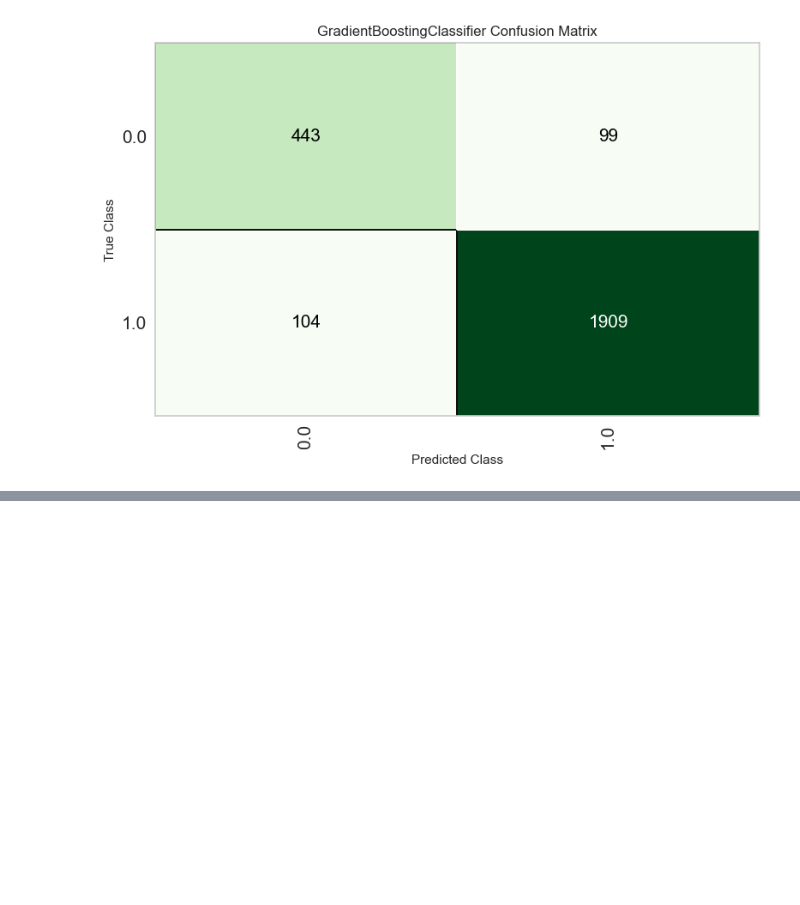
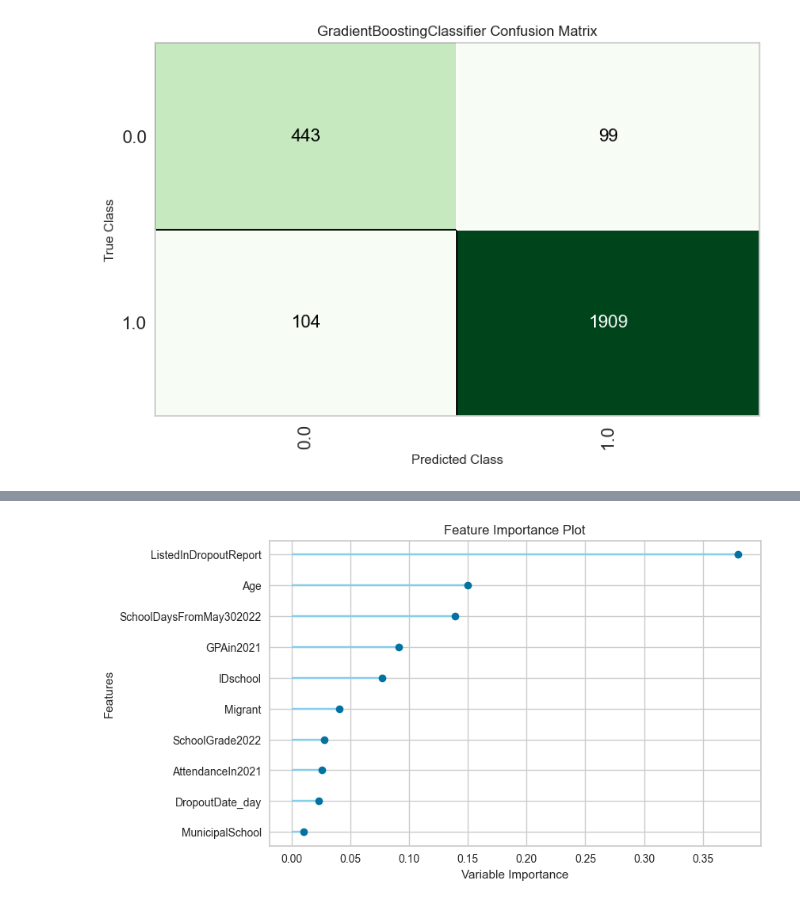
Before and after one commit to sivv1812/Repositorio_ciencia_de_datos, a Jupyter notebook: CÓDIGO_INFORME_AVANCE.ipynb, the cells around one changed output, grey strips where cells are left out. Saved outputs shown, nothing was run; the diff lists cells and outputs as text; code cells hidden in the pictures; blank space fills up the shorter version.

```diff
--- a/CÓDIGO_INFORME_AVANCE.ipynb
+++ b/CÓDIGO_INFORME_AVANCE.ipynb
@@ -553,0 +688,4 @@ plot_model(tuned_gbc, plot = 'confusion_matrix')
+# %%
+# Gráfico de importancia de variables
+plot_model(tuned_gbc, plot='feature')
+# %% [output]
@@ -553,0 +693 @@ plot_model(tuned_gbc, plot = 'confusion_matrix')
+[figure, added]
```
Also changed, not shown: parts of 5 cells of this notebook, 1 other file.
